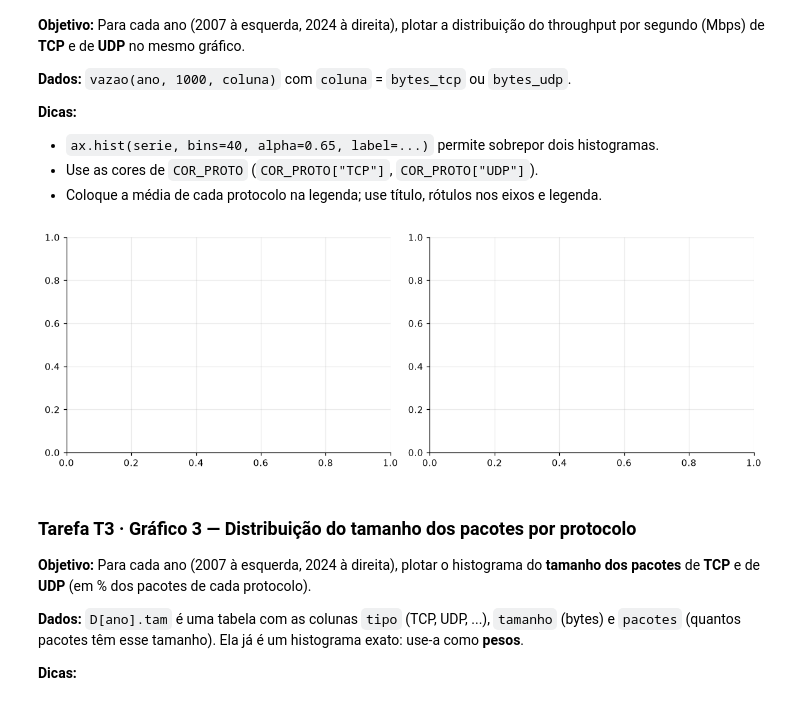
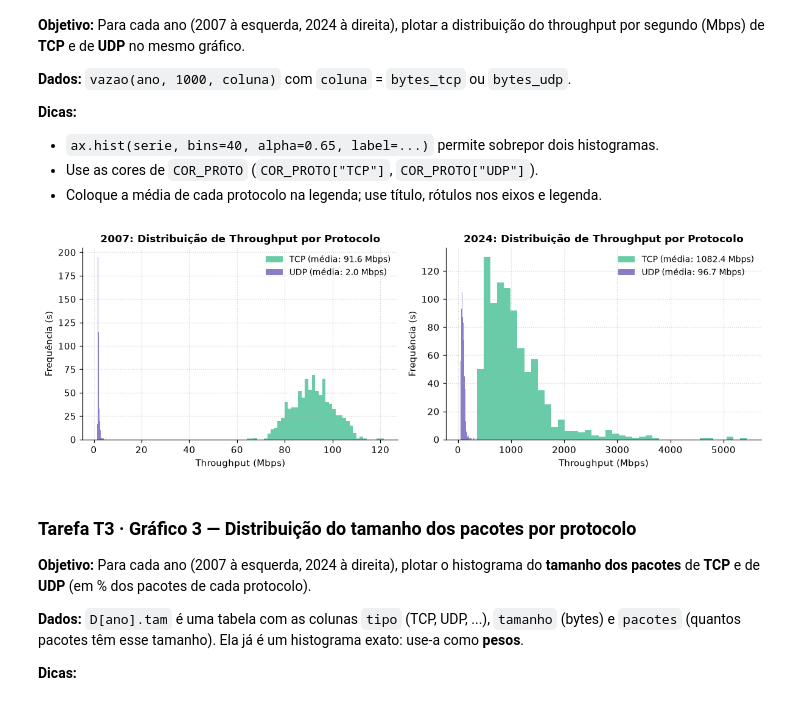
Before and after one commit to SeijiNoda/mc833-p3-lstm-networks, a Jupyter notebook: 01_EDA.ipynb, the cells around one changed output. Cells and saved outputs as stored; diff of their text form; code cells hidden in the pictures.

```diff
--- a/01_EDA.ipynb
+++ b/01_EDA.ipynb
@@ -255,29 +255,39 @@ display(tabela.round(2))
 # %%
 fig, axs = plt.subplots(1, 2, figsize=(11, 3.8))
 # TODO: em cada gráfico (um por ano) sobreponha os histogramas de TCP e UDP
 #       (vazao(ano, 1000, 'bytes_tcp') e vazao(ano, 1000, 'bytes_udp')), com título, rótulos dos eixos e legenda
 
 v2007 = {
     'TCP': vazao('2007', 1000, 'bytes_tcp'),
     'UDP': vazao('2007', 1000, 'bytes_udp')
 }
 
 v2024 = {
     'TCP': vazao('2024', 1000, 'bytes_tcp'),
     'UDP': vazao('2024', 1000, 'bytes_udp')
 }
 
 for ax, ano in zip(axs, D):
-    v = vazao(ano, 1000)                                   # Mbps, 1 ponto por segundo
-    ax.plot(v.index, v.values, color=COR[ano])
-    ax.hist([v2007['TCP'], v2007['UDP']] if ano == '2007' else [v2024['TCP'], v2024['UDP']],
-            bins=50, alpha=0.65, label=['TCP', 'UDP'], color=[COR_PROTO['TCP'], COR_PROTO['UDP']])
-    ax.set_title(f'{ano}: throughput por segundo')
-    ax.set_xlabel('tempo desde o início do trace (s)'); ax.set_ylabel('Mbps'); ax.legend()
+    tcp = vazao(ano, 1000, 'bytes_tcp')
+    udp = vazao(ano, 1000, 'bytes_udp')
+
+    # medias pro rotulo
+    media_tcp = tcp.mean()
+    media_udp = udp.mean()
+
+    # plota tcp e dps udp
+    ax.hist(tcp, bins=40, alpha=0.65, color=COR_PROTO['TCP'], label=f"TCP (média: {media_tcp:.1f} Mbps)")
+    ax.hist(udp, bins=40, alpha=0.65, color=COR_PROTO['UDP'], label=f"UDP (média: {media_udp:.1f} Mbps)")
+
+    ax.set_title(f"{ano}: Distribuição de Throughput por Protocolo")
+    ax.set_xlabel("Throughput (Mbps)")
+    ax.set_ylabel("Frequência (s)")
+    ax.legend()
+    ax.grid(True, linestyle=":", alpha=0.6)
 
 plt.tight_layout(); plt.show()
 # %% [output]
-[figure, old version]
+[figure, new version]
 # %% [markdown]
 ### Tarefa T3 · Gráfico 3 — Distribuição do tamanho dos pacotes por protocolo
 
```
